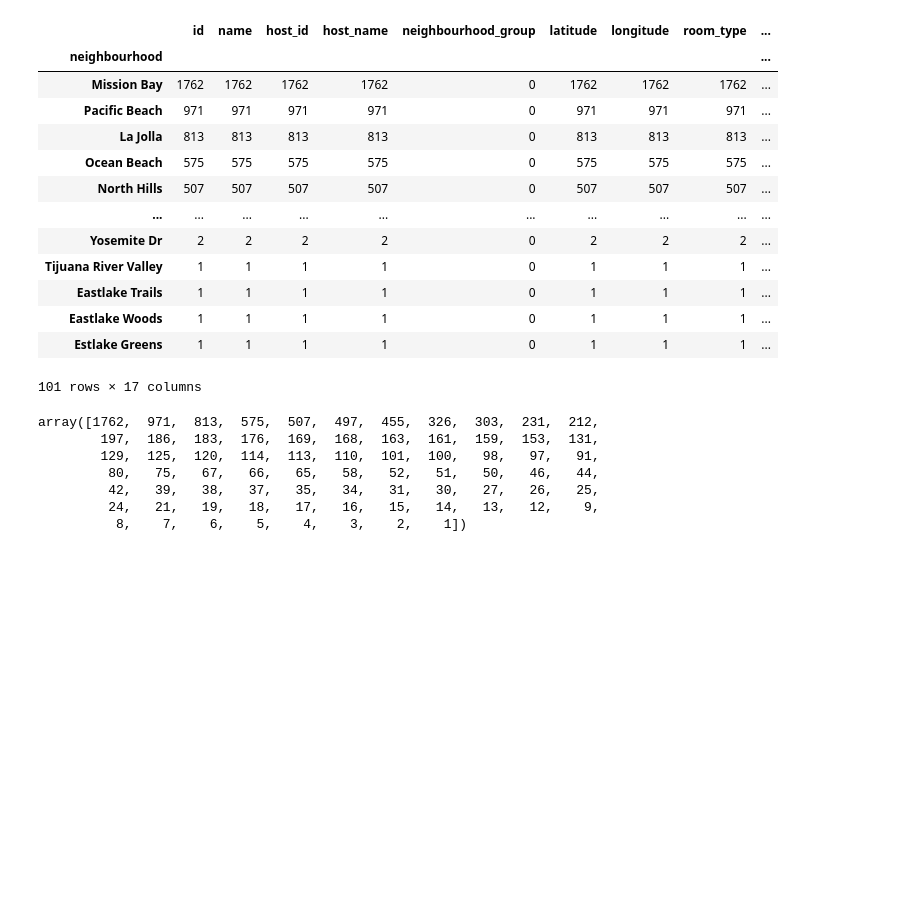
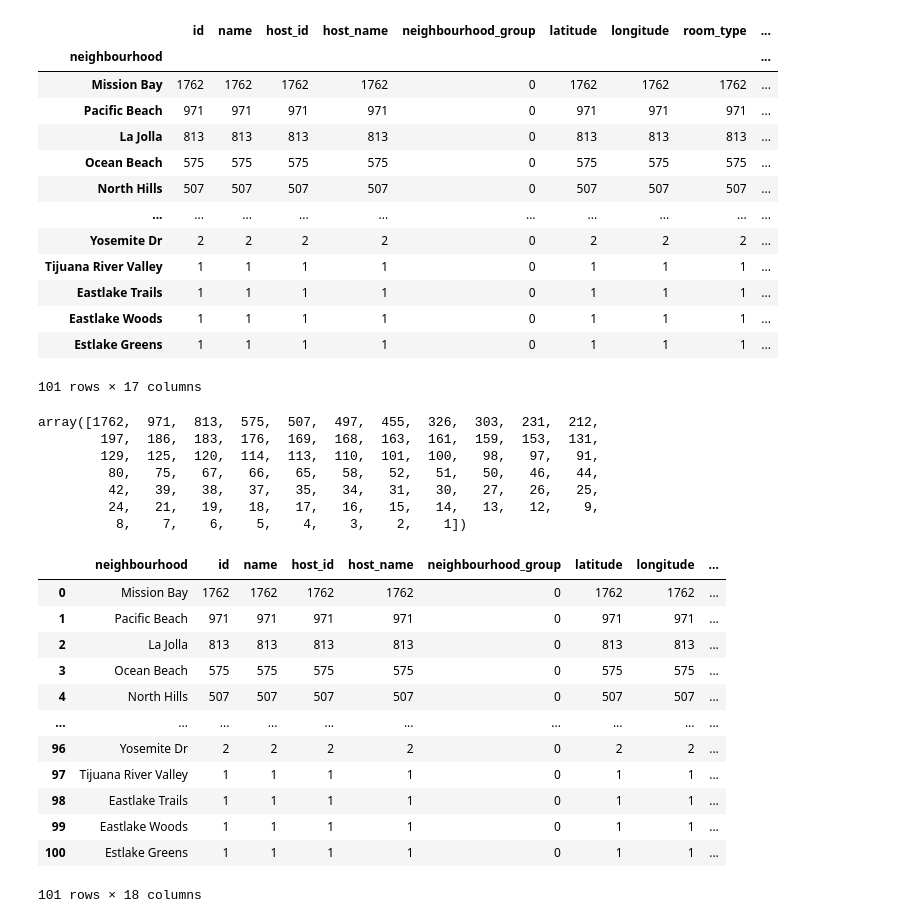
Before and after one commit to elliekwang/final_proj, a Jupyter notebook: airbnb.ipynb, the cells around one changed output. Cells and saved outputs as stored; diff of their text form; code cells hidden in the pictures; blank space fills up the shorter version.

```diff
--- a/airbnb.ipynb
+++ b/airbnb.ipynb
@@ -78,3 +78,20 @@ array([1762,  971,  813,  575,  507,  497,  455,  326,  303,  231,  212,
          42,   39,   38,   37,   35,   34,   31,   30,   27,   26,   25,
          24,   21,   19,   18,   17,   16,   15,   14,   13,   12,    9,
           8,    7,    6,    5,    4,    3,    2,    1])
+# %%
+grouped = grouped.reset_index()
+grouped
+# %% [output]
+|  | neighbourhood | id | name | host_id | host_name | neighbourhood_group | latitude | longitude | ... |
+| 0 | Mission Bay | 1762 | 1762 | 1762 | 1762 | 0 | 1762 | 1762 | ... |
+| 1 | Pacific Beach | 971 | 971 | 971 | 971 | 0 | 971 | 971 | ... |
+| 2 | La Jolla | 813 | 813 | 813 | 813 | 0 | 813 | 813 | ... |
+| 3 | Ocean Beach | 575 | 575 | 575 | 575 | 0 | 575 | 575 | ... |
+| 4 | North Hills | 507 | 507 | 507 | 507 | 0 | 507 | 507 | ... |
+| ... | ... | ... | ... | ... | ... | ... | ... | ... | ... |
+| 96 | Yosemite Dr | 2 | 2 | 2 | 2 | 0 | 2 | 2 | ... |
+| 97 | Tijuana River Valley | 1 | 1 | 1 | 1 | 0 | 1 | 1 | ... |
+| 98 | Eastlake Trails | 1 | 1 | 1 | 1 | 0 | 1 | 1 | ... |
+| 99 | Eastlake Woods | 1 | 1 | 1 | 1 | 0 | 1 | 1 | ... |
+| 100 | Estlake Greens | 1 | 1 | 1 | 1 | 0 | 1 | 1 | ... |
+101 rows × 18 columns
```
Also changed, not shown: parts of 2 cells of this notebook, 2 other files.
